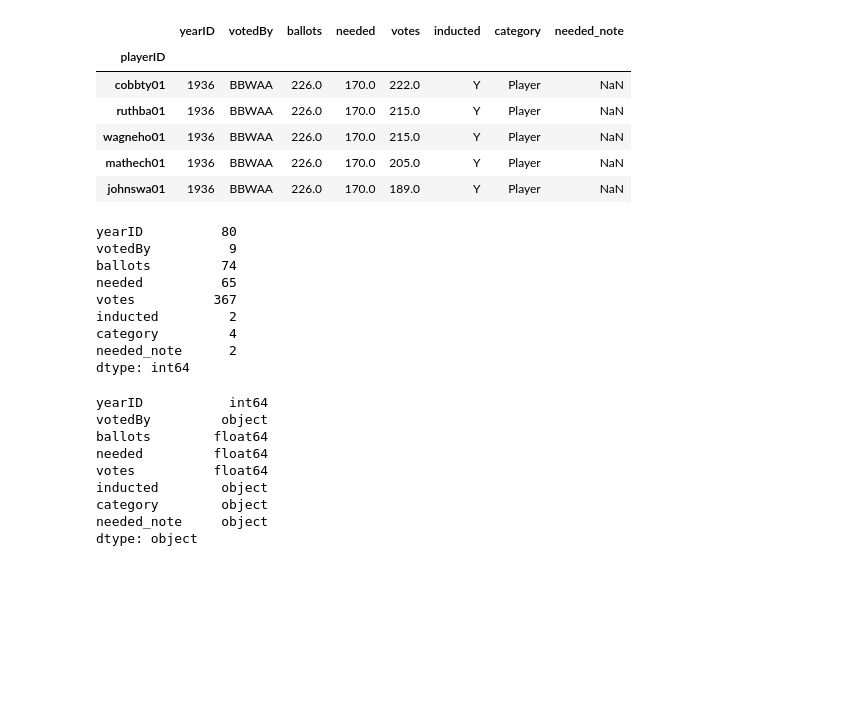
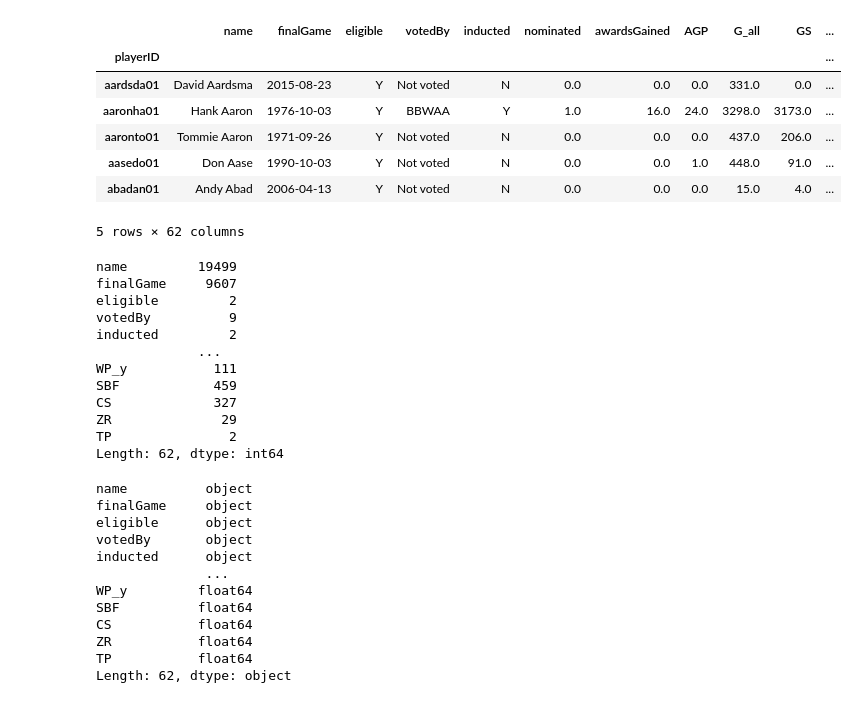
Before and after one commit to maldonado91/Data-Analysis-Project, a Jupyter notebook: HallofFame.ipynb, the cells around one changed output. Drawn from its saved outputs; the diff is of its cells as text; code cells hidden in the pictures; blank space fills up the shorter version.

```diff
--- a/HallofFame.ipynb
+++ b/HallofFame.ipynb
@@ -1,52 +1,59 @@
 # %%
 import numpy as np
 import pandas as pd
 from pathlib import Path
 from collections import Counter
 
 from sklearn.metrics import balanced_accuracy_score
 from sklearn.metrics import confusion_matrix
 from imblearn.metrics import classification_report_imbalanced
 from sklearn.model_selection import train_test_split
 from imblearn.ensemble import BalancedRandomForestClassifier
 from sklearn.preprocessing import StandardScaler, MinMaxScaler
 
-file_path = Path("./baseballdatabank-2022.2/baseballdatabank-2022.2/contrib/HallOfFame.csv")
+file_path = Path("./baseballdatabank-2022.2/HallofFameVariables.csv")
 hof_df = pd.read_csv(file_path, index_col = 0)
 hof_df.head()
 # %% [output]
-|  | yearID | votedBy | ballots | needed | votes | inducted | category | needed_note |
-| playerID |  |  |  |  |  |  |  |  |
-| cobbty01 | 1936 | BBWAA | 226.0 | 170.0 | 222.0 | Y | Player | NaN |
-| ruthba01 | 1936 | BBWAA | 226.0 | 170.0 | 215.0 | Y | Player | NaN |
-| wagneho01 | 1936 | BBWAA | 226.0 | 170.0 | 215.0 | Y | Player | NaN |
-| mathech01 | 1936 | BBWAA | 226.0 | 170.0 | 205.0 | Y | Player | NaN |
-| johnswa01 | 1936 | BBWAA | 226.0 | 170.0 | 189.0 | Y | Player | NaN |
+|  | name | finalGame | eligible | votedBy | inducted | nominated | awardsGained | AGP | G_all | GS | ... |
+| playerID |  |  |  |  |  |  |  |  |  |  | ... |
+| aardsda01 | David Aardsma | 2015-08-23 | Y | Not voted | N | 0.0 | 0.0 | 0.0 | 331.0 | 0.0 | ... |
+| aaronha01 | Hank Aaron | 1976-10-03 | Y | BBWAA | Y | 1.0 | 16.0 | 24.0 | 3298.0 | 3173.0 | ... |
+| aaronto01 | Tommie Aaron | 1971-09-26 | Y | Not voted | N | 0.0 | 0.0 | 0.0 | 437.0 | 206.0 | ... |
+| aasedo01 | Don Aase | 1990-10-03 | Y | Not voted | N | 0.0 | 0.0 | 1.0 | 448.0 | 91.0 | ... |
+| abadan01 | Andy Abad | 2006-04-13 | Y | Not voted | N | 0.0 | 0.0 | 0.0 | 15.0 | 4.0 | ... |
+5 rows × 62 columns
 # %%
 # Determine the number of unique values in each column.
 hof_df.nunique()
 # %% [output]
-yearID          80
+name         19499
+finalGame     9607
+eligible         2
 votedBy          9
-ballots         74
-needed          65
-votes          367
 inducted         2
-category         4
-needed_note      2
-dtype: int64
+             ...
+WP_y           111
+SBF            459
+CS             327
+ZR              29
+TP               2
+Length: 62, dtype: int64
 # %%
 hof_df.dtypes
 # %% [output]
-yearID           int64
-votedBy         object
-ballots        float64
-needed         float64
-votes          float64
-inducted        object
-category        object
-needed_note     object
-dtype: object
+name          object
+finalGame     object
+eligible      object
+votedBy       object
+inducted      object
+              ...
+WP_y         float64
+SBF          float64
+CS           float64
+ZR           float64
+TP           float64
+Length: 62, dtype: object
 # %%
 # Search for rows that have at least 1 null value.
 for column in hof_df.columns:
```
Also changed, not shown: parts of 10 cells of this notebook.
